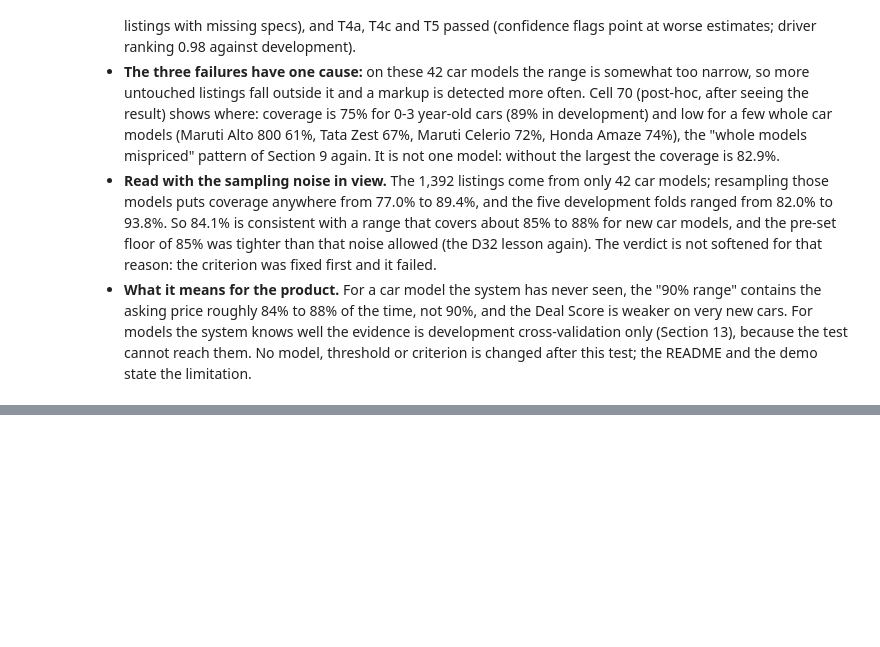
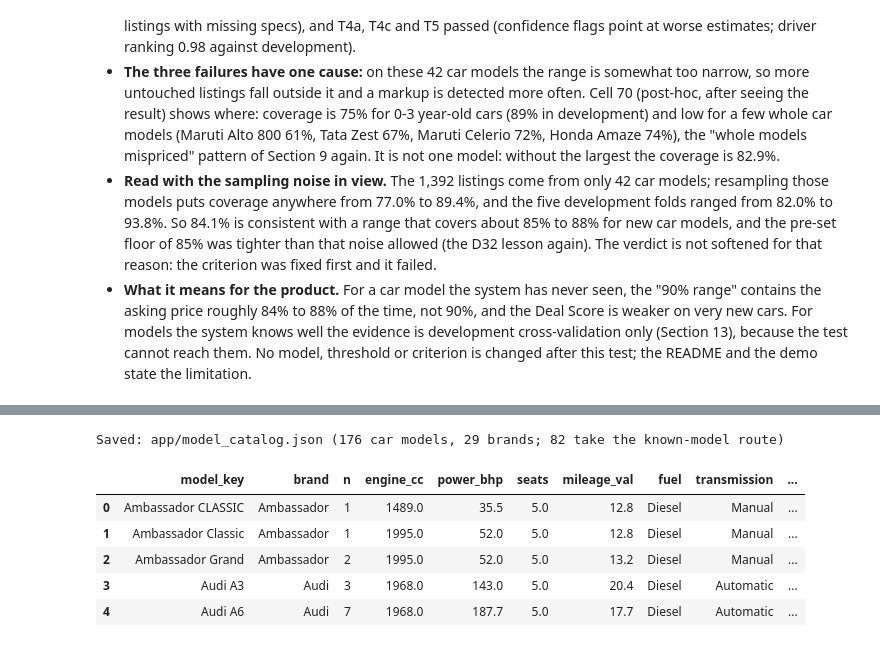
Before and after one commit to aayaan-khan/Used-Cars-Cost-Prediction, a Jupyter notebook: notebooks/Used_Cars_Cost_Prediction.ipynb, the cells around one changed output, grey strips where cells are left out. Cells and saved outputs as stored; diff of their text form; code cells hidden in the pictures; blank space fills up the shorter version.

Commit message:
Step 14: Streamlit demo app, demo logic, tests, catalogue (notebook Section 15), D52

```diff
--- a/notebooks/Used_Cars_Cost_Prediction.ipynb
+++ b/notebooks/Used_Cars_Cost_Prediction.ipynb
@@ -3418,0 +3422,21 @@ Without the largest car model (Mahindra Bolero, 187 listings): coverage 82.9%, M
+# %%
+# Cell 71: the catalogue the demo app uses to pre-fill a listing: for each car model, how many listings the system trained on and its typical specs
+import json
+cat = (dev.groupby("model_key").agg(brand=("brand", "first"), n=("model_key", "size"), engine_cc=("engine_cc", "median"), power_bhp=("power_bhp", "median"),
+                                    seats=("seats", "median"), mileage_val=("mileage_val", "median"), fuel=("fuel", lambda s: s.mode().iat[0]),
+                                    transmission=("transmission", lambda s: s.mode().iat[0]), year_min=("year", "min"), year_max=("year", "max"))
+       .reset_index().sort_values(["brand", "model_key"]))
+records = [{k: (None if (isinstance(v, float) and np.isnan(v)) else (round(float(v), 1) if isinstance(v, (float, np.floating)) else (int(v) if isinstance(v, (np.integer,)) else v)))
+            for k, v in r.items()} for r in cat.to_dict("records")]
+assert {r["model_key"]: r["n"] for r in records} == {k: int(v) for k, v in joblib.load("../models/known_model_routed.joblib")["model_counts"].items()}, "catalogue and routing counts differ"
+json.dump({"reference_year": int(REF_YEAR), "source": "development set only (the locked test set is not included)", "models": records}, open("../app/model_catalog.json", "w"), indent=1)
+print(f"Saved: app/model_catalog.json ({len(records)} car models, {len({r['brand'] for r in records})} brands; {sum(r['n'] >= K_ROUTE for r in records)} take the known-model route)")
+display(cat.head(5).round(1))
+# %% [output]
+Saved: app/model_catalog.json (176 car models, 29 brands; 82 take the known-model route)
+|  | model_key | brand | n | engine_cc | power_bhp | seats | mileage_val | fuel | transmission | ... |
+| 0 | Ambassador CLASSIC | Ambassador | 1 | 1489.0 | 35.5 | 5.0 | 12.8 | Diesel | Manual | ... |
+| 1 | Ambassador Classic | Ambassador | 1 | 1995.0 | 52.0 | 5.0 | 12.8 | Diesel | Manual | ... |
+| 2 | Ambassador Grand | Ambassador | 2 | 1995.0 | 52.0 | 5.0 | 13.2 | Diesel | Manual | ... |
+| 3 | Audi A3 | Audi | 3 | 1968.0 | 143.0 | 5.0 | 20.4 | Diesel | Automatic | ... |
+| 4 | Audi A6 | Audi | 7 | 1968.0 | 187.7 | 5.0 | 17.7 | Diesel | Automatic | ... |
```
Also changed, not shown: parts of 1 cell of this notebook, 8 other files.
